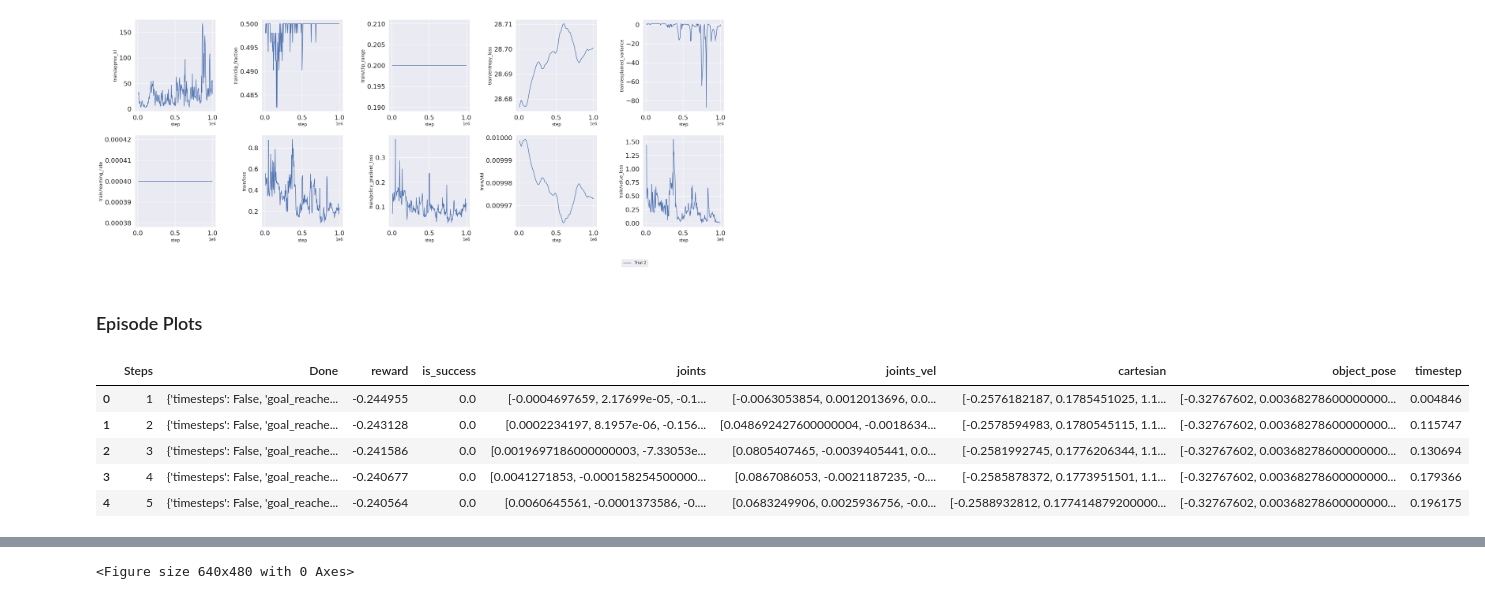
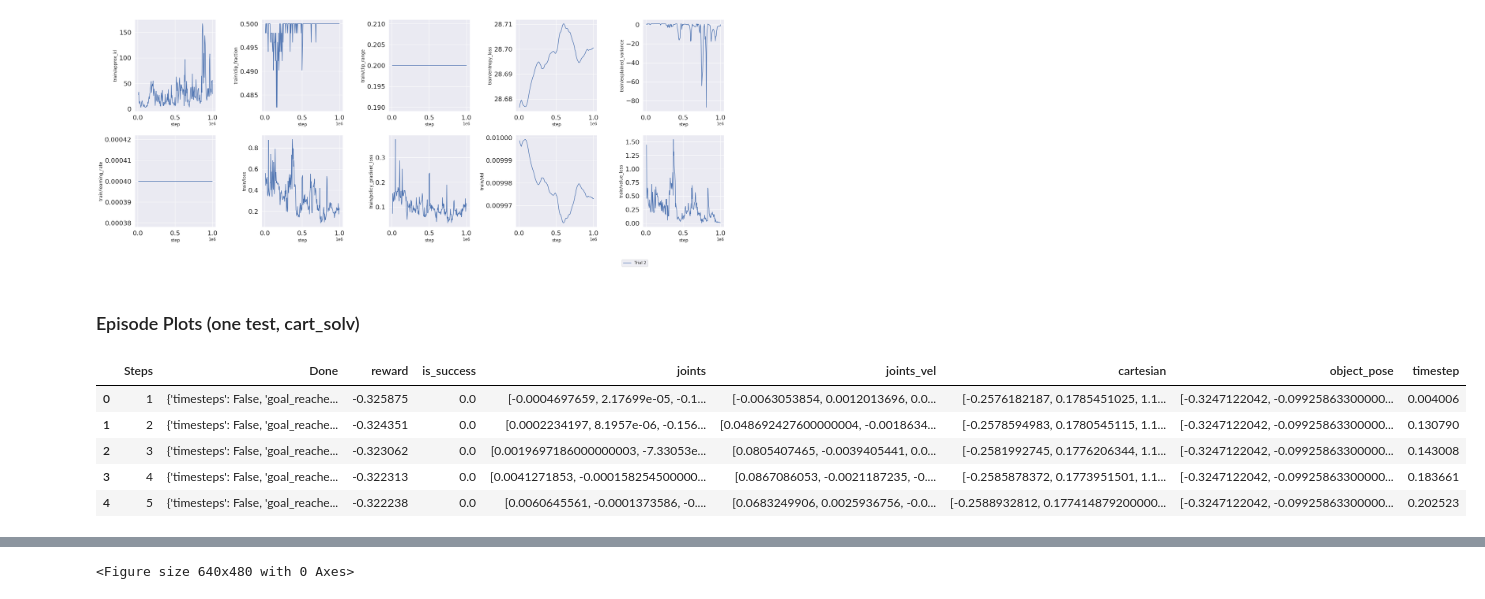
Before and after one commit to iCub-utfsm/rl-icub-manipulation, a Jupyter notebook: rl_icub_dexterous_manipulation/examples/plot_results.ipynb, the cells around one changed output, grey strips where cells are left out. Drawn from its saved outputs; the diff is of its cells as text; code cells hidden in the pictures.

```diff
--- a/rl_icub_dexterous_manipulation/examples/plot_results.ipynb
+++ b/rl_icub_dexterous_manipulation/examples/plot_results.ipynb
@@ -143,7 +143,7 @@ fig.savefig(pdf_path + "net_training.pdf", bbox_inches='tight', dpi=300, transpa
 # %% [output]
 [figure]
 # %% [markdown]
-### Episode Plots
+### Episode Plots (one test, cart_solv)
 # %%
 import os
 import numpy as np
@@ -158,12 +161,12 @@ plt.rcParams['text.usetex'] = False
 # %%
 log_results = './log_results/1/cart_solv/ep_logs'
-json_path = '/df_2024-12-10_15-26-29.json'
+json_path = '/df_2024-12-10_17-34-53.json'
 df = pd.read_json(log_results + json_path)
 df.head()
 # %% [output]
 |  | Steps | Done | reward | is_success | joints | joints_vel | cartesian | object_pose | timestep |
-| 0 | 1 | {'timesteps': False, 'goal_reache... | -0.244955 | 0.0 | [-0.0004697659, 2.17699e-05, -0.1... | [-0.0063053854, 0.0012013696, 0.0... | [-0.2576182187, 0.1785451025, 1.1... | [-0.32767602, 0.00368278600000000... | 0.004846 |
-| 1 | 2 | {'timesteps': False, 'goal_reache... | -0.243128 | 0.0 | [0.0002234197, 8.1957e-06, -0.156... | [0.048692427600000004, -0.0018634... | [-0.2578594983, 0.1780545115, 1.1... | [-0.32767602, 0.00368278600000000... | 0.115747 |
-| 2 | 3 | {'timesteps': False, 'goal_reache... | -0.241586 | 0.0 | [0.0019697186000000003, -7.33053e... | [0.0805407465, -0.0039405441, 0.0... | [-0.2581992745, 0.1776206344, 1.1... | [-0.32767602, 0.00368278600000000... | 0.130694 |
-| 3 | 4 | {'timesteps': False, 'goal_reache... | -0.240677 | 0.0 | [0.0041271853, -0.000158254500000... | [0.0867086053, -0.0021187235, -0.... | [-0.2585878372, 0.1773951501, 1.1... | [-0.32767602, 0.00368278600000000... | 0.179366 |
-| 4 | 5 | {'timesteps': False, 'goal_reache... | -0.240564 | 0.0 | [0.0060645561, -0.0001373586, -0.... | [0.0683249906, 0.0025936756, -0.0... | [-0.2588932812, 0.177414879200000... | [-0.32767602, 0.00368278600000000... | 0.196175 |
+| 0 | 1 | {'timesteps': False, 'goal_reache... | -0.325875 | 0.0 | [-0.0004697659, 2.17699e-05, -0.1... | [-0.0063053854, 0.0012013696, 0.0... | [-0.2576182187, 0.1785451025, 1.1... | [-0.3247122042, -0.09925863300000... | 0.004006 |
+| 1 | 2 | {'timesteps': False, 'goal_reache... | -0.324351 | 0.0 | [0.0002234197, 8.1957e-06, -0.156... | [0.048692427600000004, -0.0018634... | [-0.2578594983, 0.1780545115, 1.1... | [-0.3247122042, -0.09925863300000... | 0.130790 |
+| 2 | 3 | {'timesteps': False, 'goal_reache... | -0.323062 | 0.0 | [0.0019697186000000003, -7.33053e... | [0.0805407465, -0.0039405441, 0.0... | [-0.2581992745, 0.1776206344, 1.1... | [-0.3247122042, -0.09925863300000... | 0.143008 |
+| 3 | 4 | {'timesteps': False, 'goal_reache... | -0.322313 | 0.0 | [0.0041271853, -0.000158254500000... | [0.0867086053, -0.0021187235, -0.... | [-0.2585878372, 0.1773951501, 1.1... | [-0.3247122042, -0.09925863300000... | 0.183661 |
+| 4 | 5 | {'timesteps': False, 'goal_reache... | -0.322238 | 0.0 | [0.0060645561, -0.0001373586, -0.... | [0.0683249906, 0.0025936756, -0.0... | [-0.2588932812, 0.177414879200000... | [-0.3247122042, -0.09925863300000... | 0.202523 |
```
Also changed, not shown: parts of 27 cells of this notebook, 2 other files.
